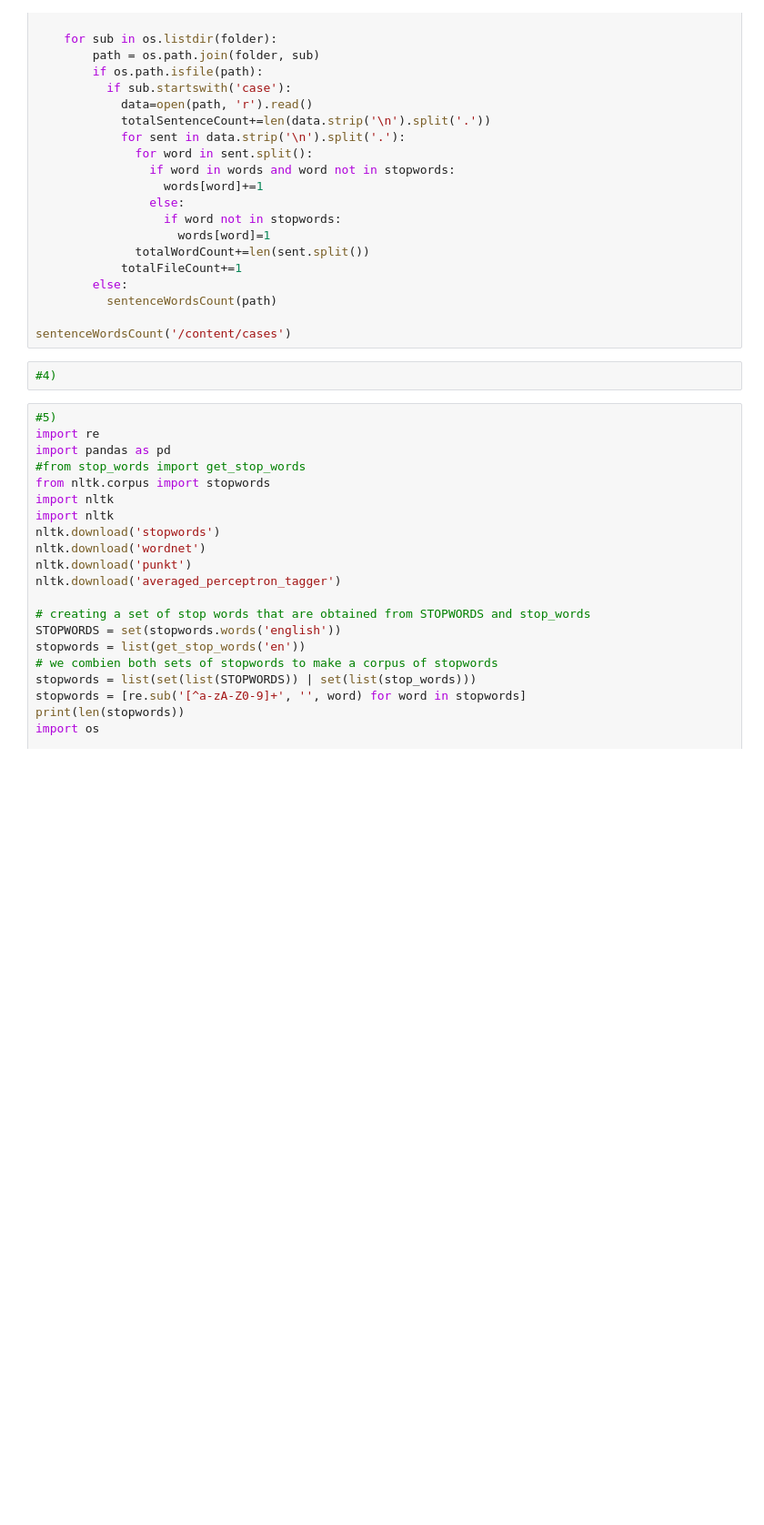
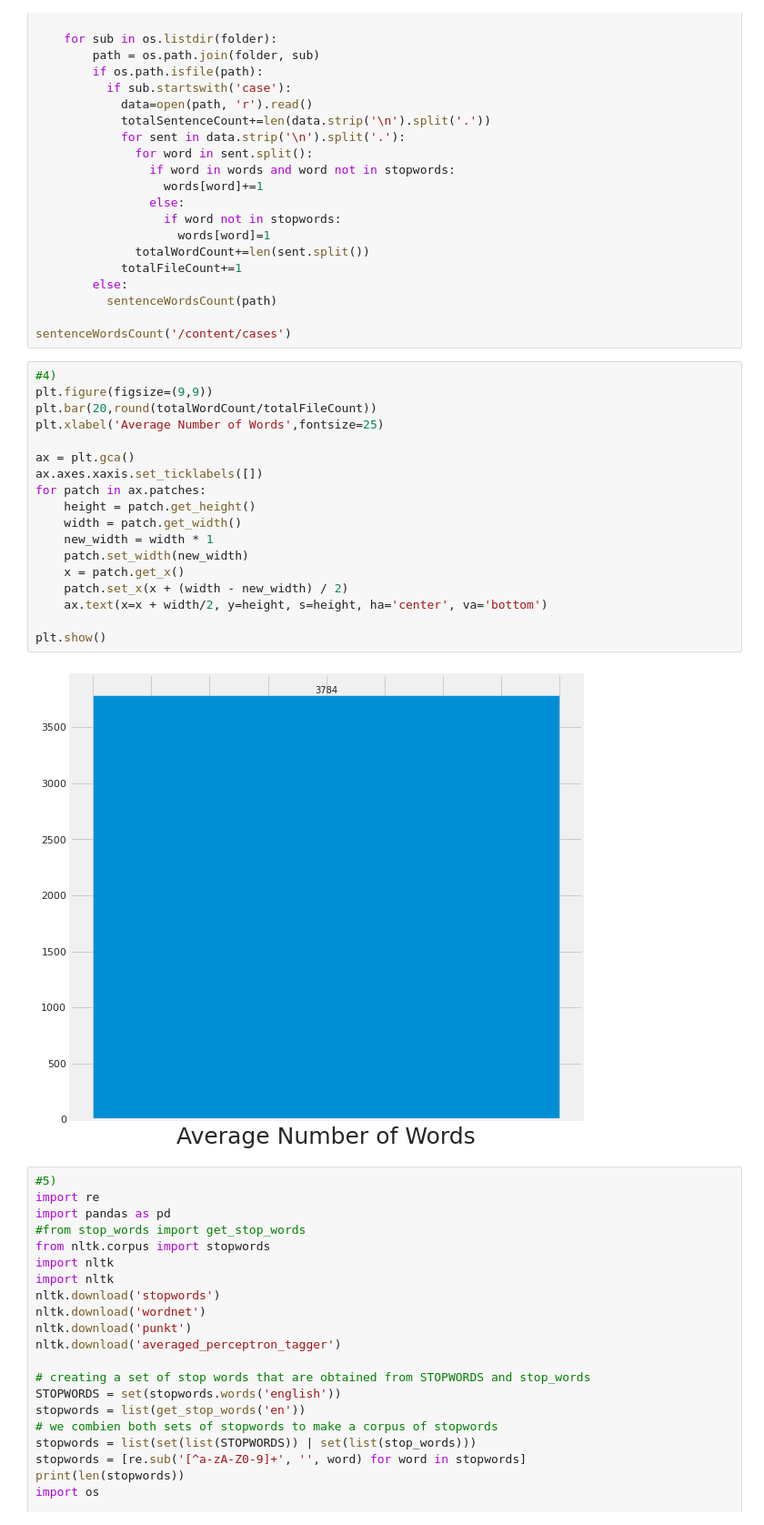
Before and after one commit to dhanakakani/Dhana_INFO5502_Spring2022, a Jupyter notebook: lab_assignment_04_Dhana.ipynb, the cells around one changed output. Shown: that part at 91% size. Drawn from its saved outputs; the diff is of its cells as text; blank space fills up the shorter version.

```diff
--- a/lab_assignment_04_Dhana.ipynb
+++ b/lab_assignment_04_Dhana.ipynb
@@ -100,8 +100,26 @@ def sentenceWordsCount(folder):
           sentenceWordsCount(path)
 
 sentenceWordsCount('/content/cases')
-# %%
-#4)
+# %%
+#4)
+plt.figure(figsize=(9,9))
+plt.bar(20,round(totalWordCount/totalFileCount))
+plt.xlabel('Average Number of Words',fontsize=25)
+
+ax = plt.gca()
+ax.axes.xaxis.set_ticklabels([])
+for patch in ax.patches:
+    height = patch.get_height()
+    width = patch.get_width()
+    new_width = width * 1
+    patch.set_width(new_width)
+    x = patch.get_x()
+    patch.set_x(x + (width - new_width) / 2)
+    ax.text(x=x + width/2, y=height, s=height, ha='center', va='bottom')
+
+plt.show()
+# %% [output]
+[figure, added]
 # %%
 #5)
 import re
```
